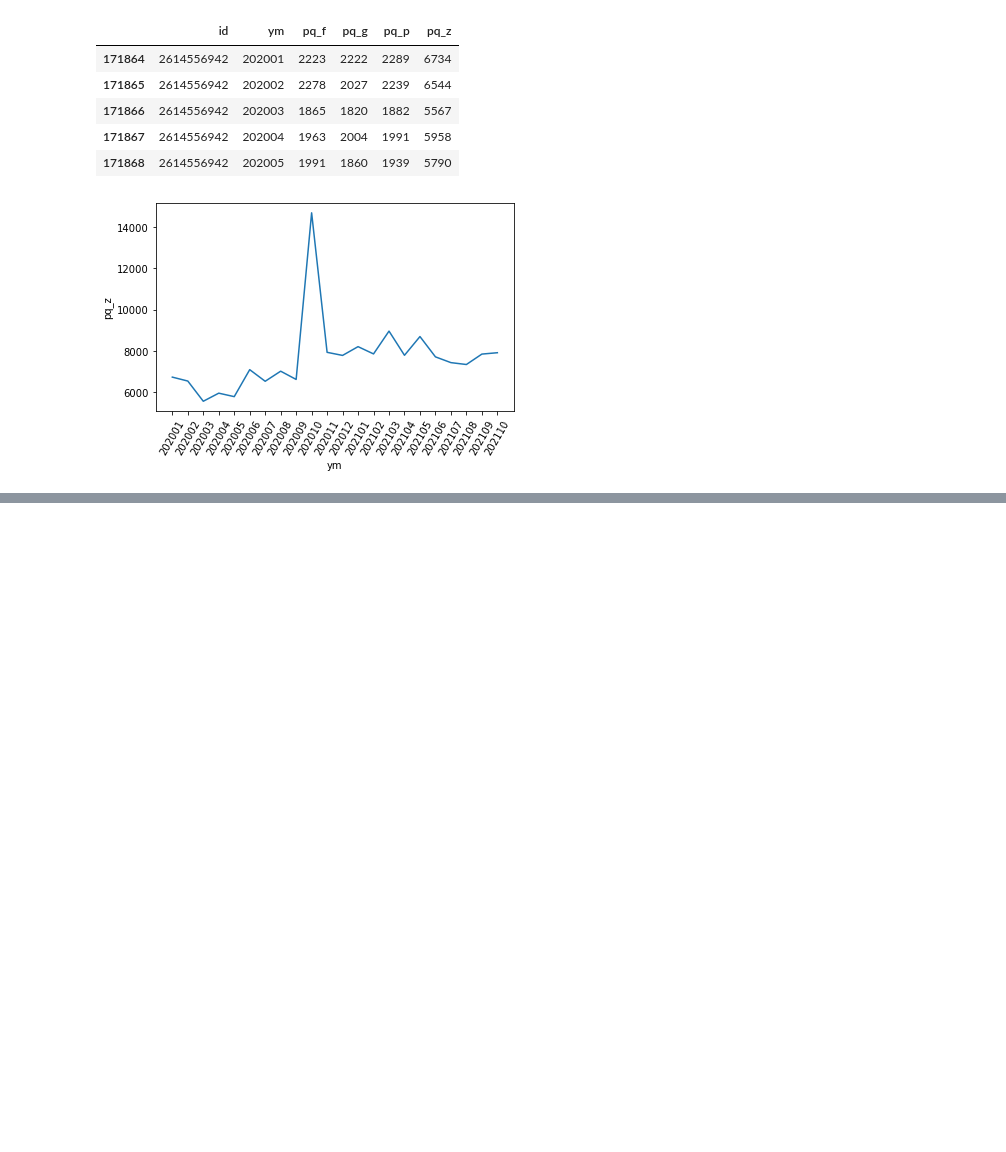
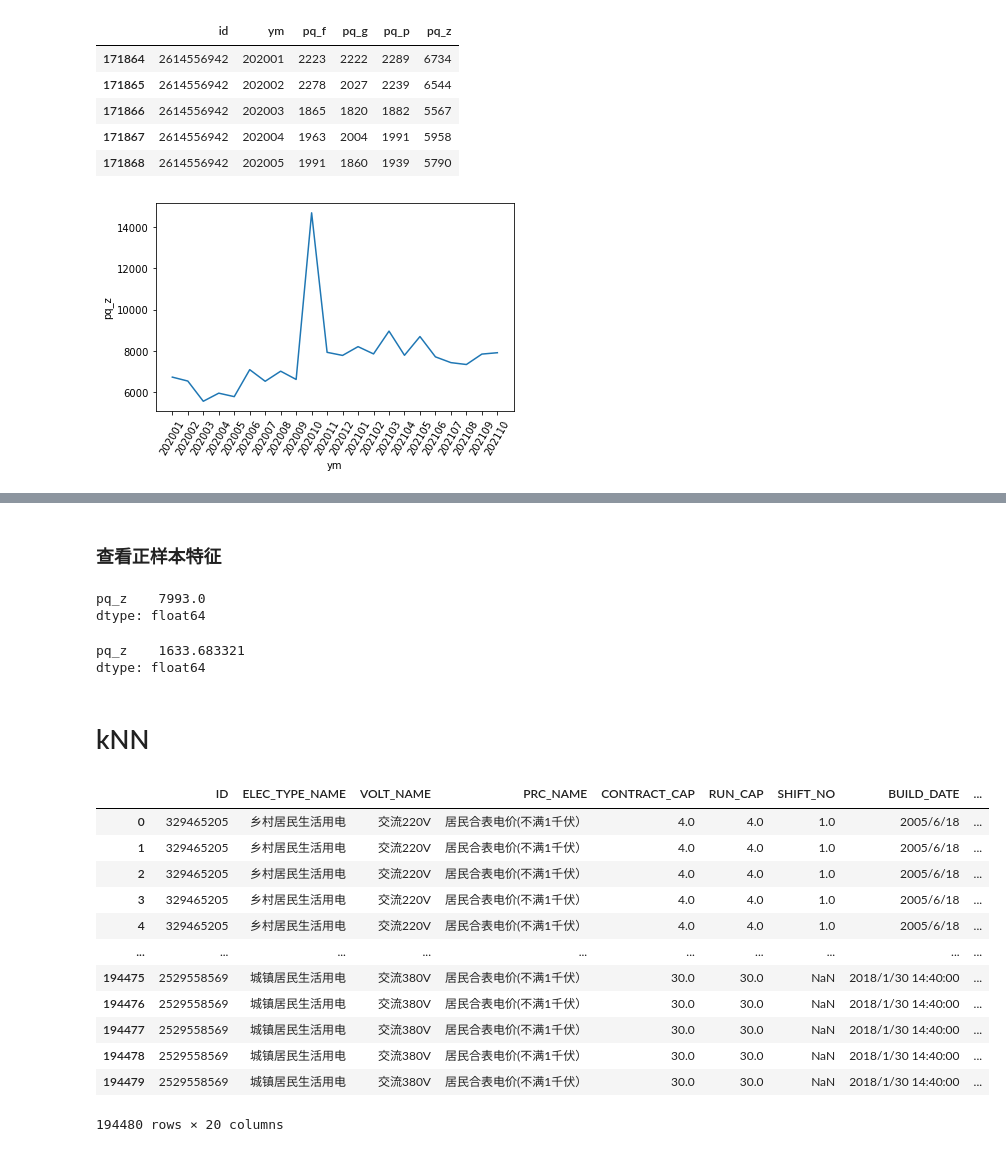
Before and after one commit to ZongXR/DCIC2022-Mining-Detection, a Jupyter notebook: notebooks/check_data.ipynb, the cells around one changed output, grey strips where cells are left out. Cells and saved outputs as stored; diff of their text form; code cells hidden in the pictures; blank space fills up the shorter version.

```diff
--- a/notebooks/check_data.ipynb
+++ b/notebooks/check_data.ipynb
@@ -129,0 +144,2 @@ plt.show()
+# %% [markdown]
+<h3>查看正样本特征</h3>
@@ -129,0 +148,28 @@ plt.show()
+# %%
+(cons_neg[["ID", "pq_z"]].groupby("ID").agg("max") - cons_neg[["ID", "pq_z"]].groupby("ID").agg("min")).min()
+# %% [output]
+pq_z    7993.0
+dtype: float64
+# %%
+cons_neg[["ID", "pq_z"]].groupby("ID").agg("std").median()
+# %% [output]
+pq_z    1633.683321
+dtype: float64
+# %% [markdown]
+<h1>kNN</h1>
+# %%
+df1 = pd.merge(cons_info, elec_month, how="inner", left_on="ID", right_on="id")
+# %% [output]
+|  | ID | ELEC_TYPE_NAME | VOLT_NAME | PRC_NAME | CONTRACT_CAP | RUN_CAP | SHIFT_NO | BUILD_DATE | ... |
+| 0 | 329465205 | 乡村居民生活用电 | 交流220V | 居民合表电价(不满1千伏） | 4.0 | 4.0 | 1.0 | 2005/6/18 | ... |
+| 1 | 329465205 | 乡村居民生活用电 | 交流220V | 居民合表电价(不满1千伏） | 4.0 | 4.0 | 1.0 | 2005/6/18 | ... |
+| 2 | 329465205 | 乡村居民生活用电 | 交流220V | 居民合表电价(不满1千伏） | 4.0 | 4.0 | 1.0 | 2005/6/18 | ... |
+| 3 | 329465205 | 乡村居民生活用电 | 交流220V | 居民合表电价(不满1千伏） | 4.0 | 4.0 | 1.0 | 2005/6/18 | ... |
+| 4 | 329465205 | 乡村居民生活用电 | 交流220V | 居民合表电价(不满1千伏） | 4.0 | 4.0 | 1.0 | 2005/6/18 | ... |
+| ... | ... | ... | ... | ... | ... | ... | ... | ... | ... |
+| 194475 | 2529558569 | 城镇居民生活用电 | 交流380V | 居民合表电价(不满1千伏） | 30.0 | 30.0 | NaN | 2018/1/30 14:40:00 | ... |
+| 194476 | 2529558569 | 城镇居民生活用电 | 交流380V | 居民合表电价(不满1千伏） | 30.0 | 30.0 | NaN | 2018/1/30 14:40:00 | ... |
+| 194477 | 2529558569 | 城镇居民生活用电 | 交流380V | 居民合表电价(不满1千伏） | 30.0 | 30.0 | NaN | 2018/1/30 14:40:00 | ... |
+| 194478 | 2529558569 | 城镇居民生活用电 | 交流380V | 居民合表电价(不满1千伏） | 30.0 | 30.0 | NaN | 2018/1/30 14:40:00 | ... |
+| 194479 | 2529558569 | 城镇居民生活用电 | 交流380V | 居民合表电价(不满1千伏） | 30.0 | 30.0 | NaN | 2018/1/30 14:40:00 | ... |
+194480 rows × 20 columns
```
Also changed, not shown: parts of 5 cells of this notebook, 2 other files.
